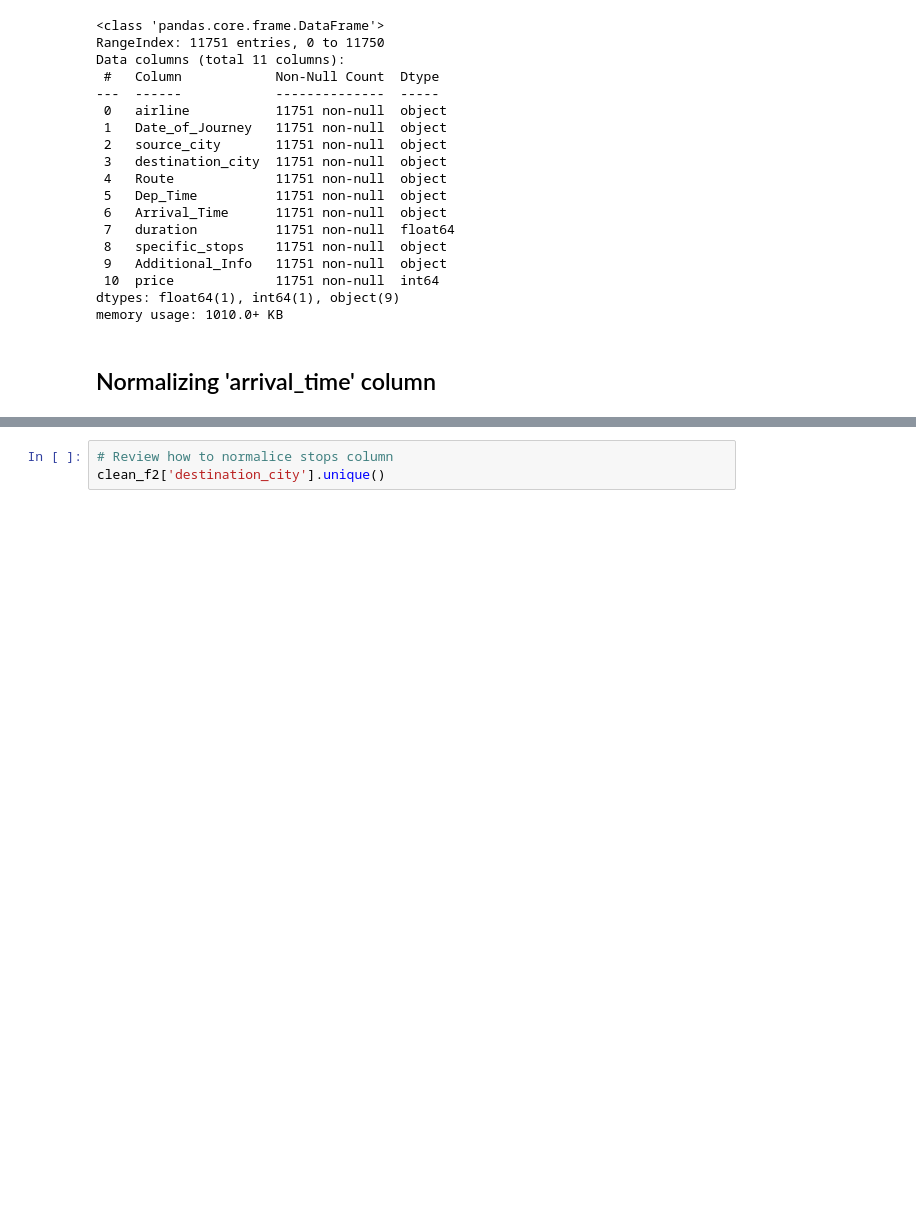
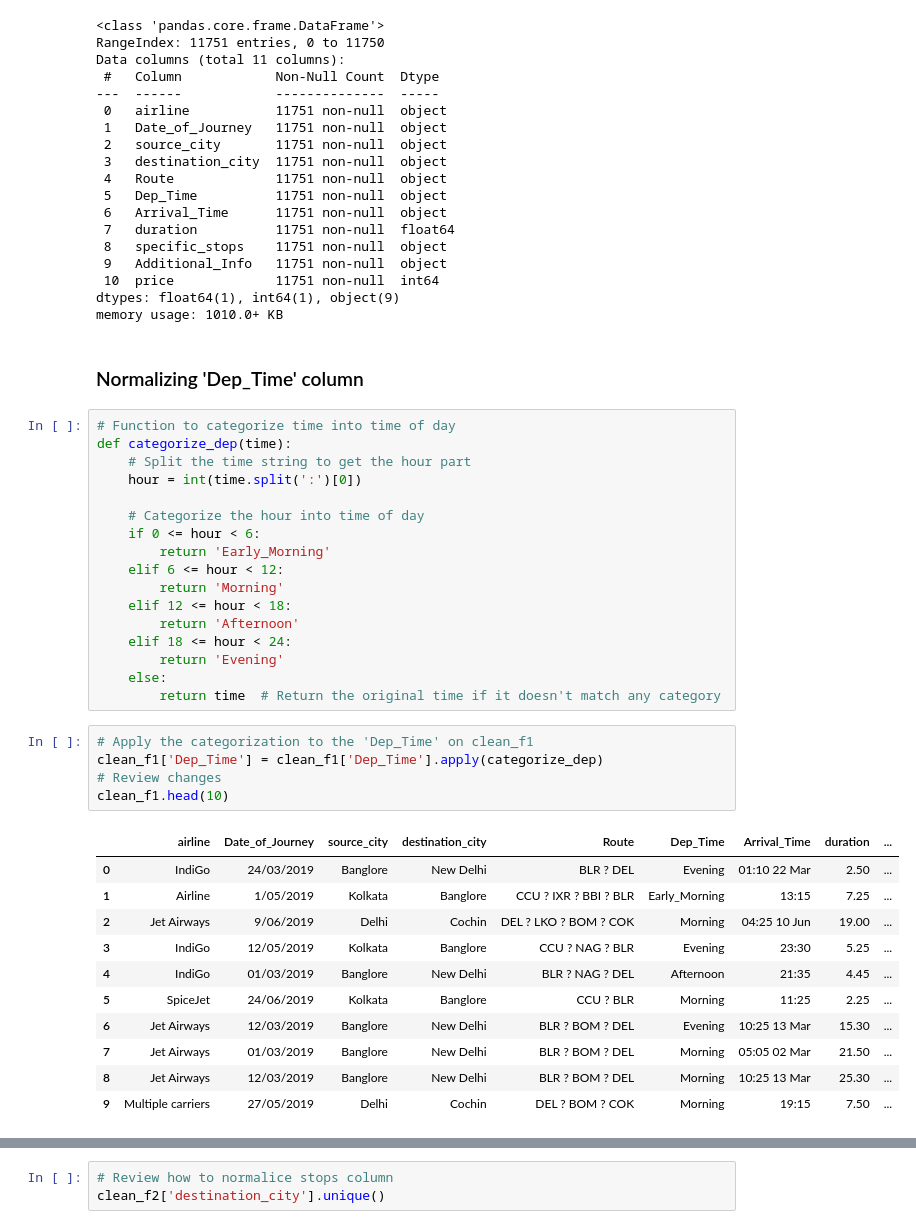
Before and after one commit to r41ss4/rennes_da, a Jupyter notebook: merging_data.ipynb, the cells around one changed output, grey strips where cells are left out. Drawn from its saved outputs; the diff is of its cells as text; blank space fills up the shorter version.

Commit message:
Normalice arrival_time, departure_time and additional_info in clean_f1

```diff
--- a/merging_data.ipynb
+++ b/merging_data.ipynb
@@ -216,4 +216,38 @@ Data columns (total 11 columns):
 dtypes: float64(1), int64(1), object(9)
 memory usage: 1010.0+ KB
 # %% [markdown]
-## Normalizing 'arrival_time' column
+### Normalizing 'Dep_Time' column
+# %%
+# Function to categorize time into time of day
+def categorize_dep(time):
+    # Split the time string to get the hour part
+    hour = int(time.split(':')[0])
+
+    # Categorize the hour into time of day
+    if 0 <= hour < 6:
+        return 'Early_Morning'
+    elif 6 <= hour < 12:
+        return 'Morning'
+    elif 12 <= hour < 18:
+        return 'Afternoon'
+    elif 18 <= hour < 24:
+        return 'Evening'
+    else:
+        return time  # Return the original time if it doesn't match any category
+# %%
+# Apply the categorization to the 'Dep_Time' on clean_f1
+clean_f1['Dep_Time'] = clean_f1['Dep_Time'].apply(categorize_dep)
+# Review changes
+clean_f1.head(10)
+# %% [output]
+|  | airline | Date_of_Journey | source_city | destination_city | Route | Dep_Time | Arrival_Time | duration | ... |
+| 0 | IndiGo | 24/03/2019 | Banglore | New Delhi | BLR ? DEL | Evening | 01:10 22 Mar | 2.50 | ... |
+| 1 | Airline | 1/05/2019 | Kolkata | Banglore | CCU ? IXR ? BBI ? BLR | Early_Morning | 13:15 | 7.25 | ... |
+| 2 | Jet Airways | 9/06/2019 | Delhi | Cochin | DEL ? LKO ? BOM ? COK | Morning | 04:25 10 Jun | 19.00 | ... |
+| 3 | IndiGo | 12/05/2019 | Kolkata | Banglore | CCU ? NAG ? BLR | Evening | 23:30 | 5.25 | ... |
+| 4 | IndiGo | 01/03/2019 | Banglore | New Delhi | BLR ? NAG ? DEL | Afternoon | 21:35 | 4.45 | ... |
+| 5 | SpiceJet | 24/06/2019 | Kolkata | Banglore | CCU ? BLR | Morning | 11:25 | 2.25 | ... |
+| 6 | Jet Airways | 12/03/2019 | Banglore | New Delhi | BLR ? BOM ? DEL | Evening | 10:25 13 Mar | 15.30 | ... |
+| 7 | Jet Airways | 01/03/2019 | Banglore | New Delhi | BLR ? BOM ? DEL | Morning | 05:05 02 Mar | 21.50 | ... |
+| 8 | Jet Airways | 12/03/2019 | Banglore | New Delhi | BLR ? BOM ? DEL | Morning | 10:25 13 Mar | 25.30 | ... |
+| 9 | Multiple carriers | 27/05/2019 | Delhi | Cochin | DEL ? BOM ? COK | Morning | 19:15 | 7.50 | ... |
```
Also changed, not shown: parts of 15 cells of this notebook.
